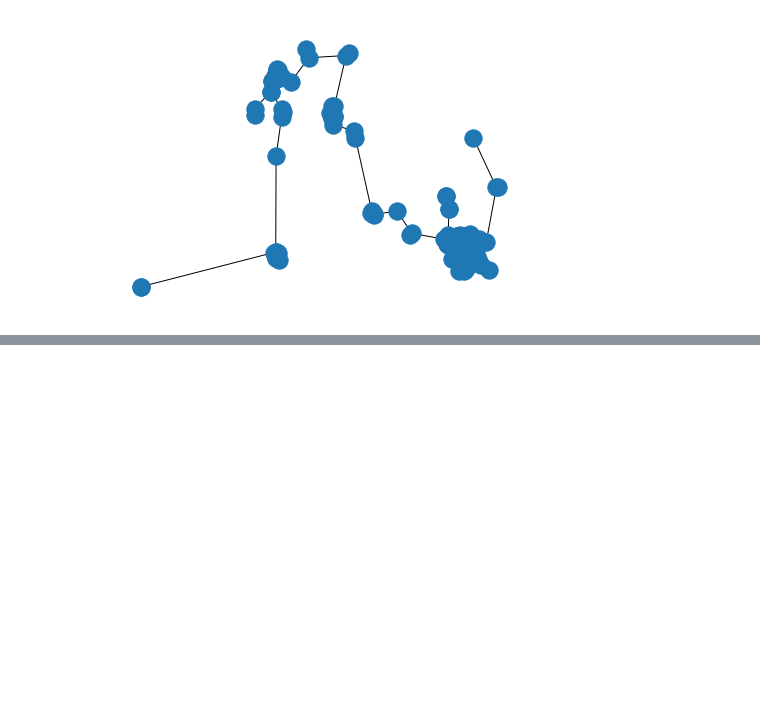
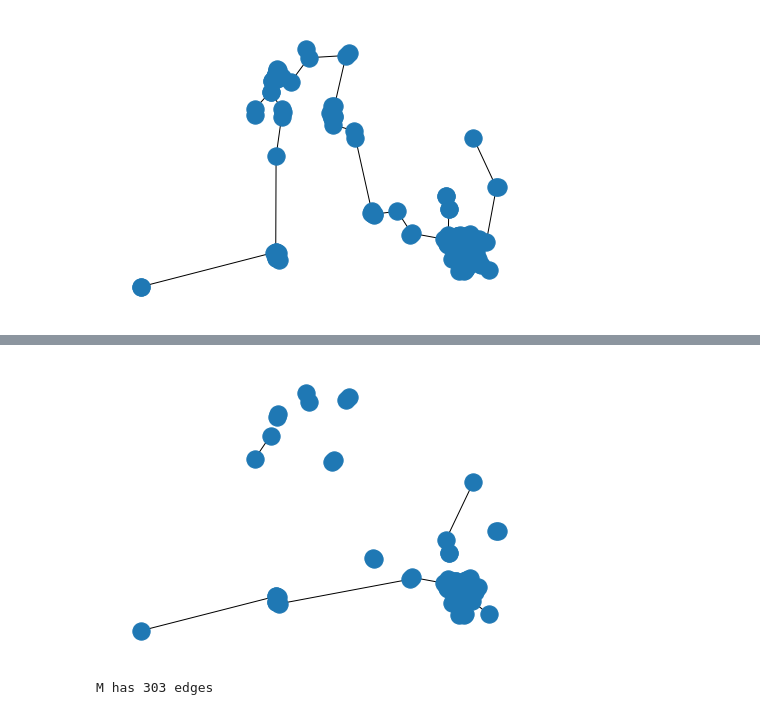
Before and after one commit to nurinarina/WIA2005-moonbucks, a Jupyter notebook: WIA2005Q2.ipynb, the cells around one changed output, grey strips where cells are left out. Saved outputs shown, nothing was run; the diff lists cells and outputs as text; code cells hidden in the pictures; blank space fills up the shorter version.

```diff
--- a/WIA2005Q2.ipynb
+++ b/WIA2005Q2.ipynb
@@ -172,0 +191,17 @@ nx.draw(T, pos=tempNode)
+# %%
+# draw the matching
+nx.draw(G.edge_subgraph(matching),pos=tempNode)
+# %% [output]
+[figure, added]
+# %%
+# create a multigraph with edge_set = (spanning tree edges) + (matching)
+M = nx.MultiGraph()
+
+M.add_nodes_from(range(n))
+
+M.add_edges_from(T.edges())
+M.add_edges_from(matching)
+
+print("M has",M.number_of_edges(),"edges")
+# %% [output]
+M has 303 edges
```
Also changed, not shown: parts of 10 cells of this notebook.
